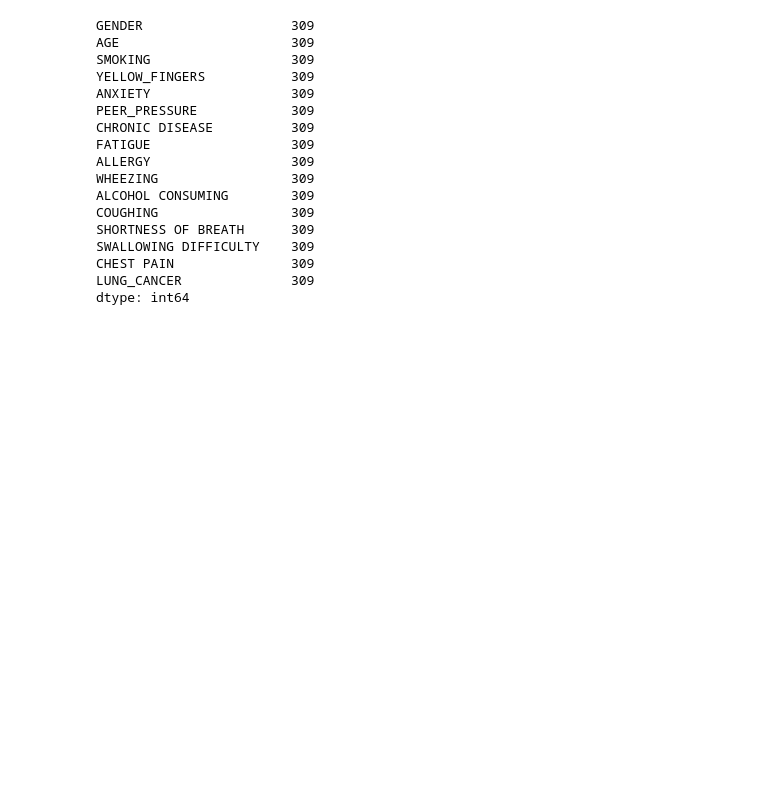
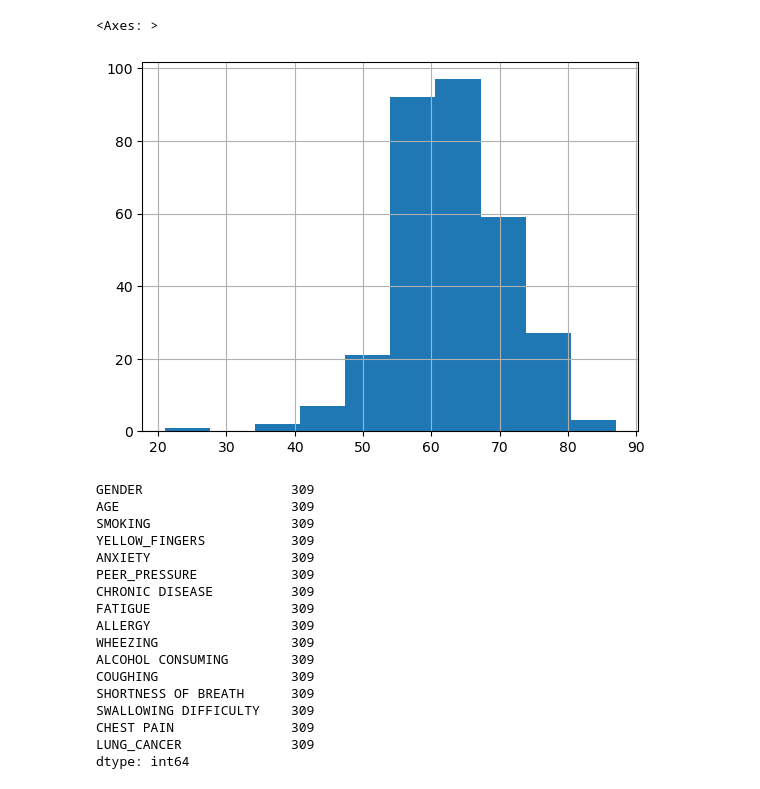
Before and after one commit to gustavopin/RiskAnalysis, a Jupyter notebook: analysis.ipynb, the cells around one changed output. Saved outputs shown, nothing was run; the diff lists cells and outputs as text; code cells hidden in the pictures; blank space fills up the shorter version.

```diff
--- a/analysis.ipynb
+++ b/analysis.ipynb
@@ -37,6 +44,9 @@ plt.show()
 # %%
 # central tendency values for the variables
-df1['AGE'].describe().transpose()
+age = df1['AGE']
+age.head().describe().transpose()
 
 # AGE is the only variable that is not 1 or 2
+# counting the ages
+age.value_counts()
 # %% [output]
@@ -52,3 +70,9 @@ Name: AGE, dtype: float64
+# %%
+# histogram for age alone to better see it
+age.hist()
+# %% [output]
+<Axes: >
+[figure, added]
 # %%
 # counting how many varaibles there are in the dataframe
 df1.count()
```
Also changed, not shown: parts of 9 cells of this notebook, 1 other file.
